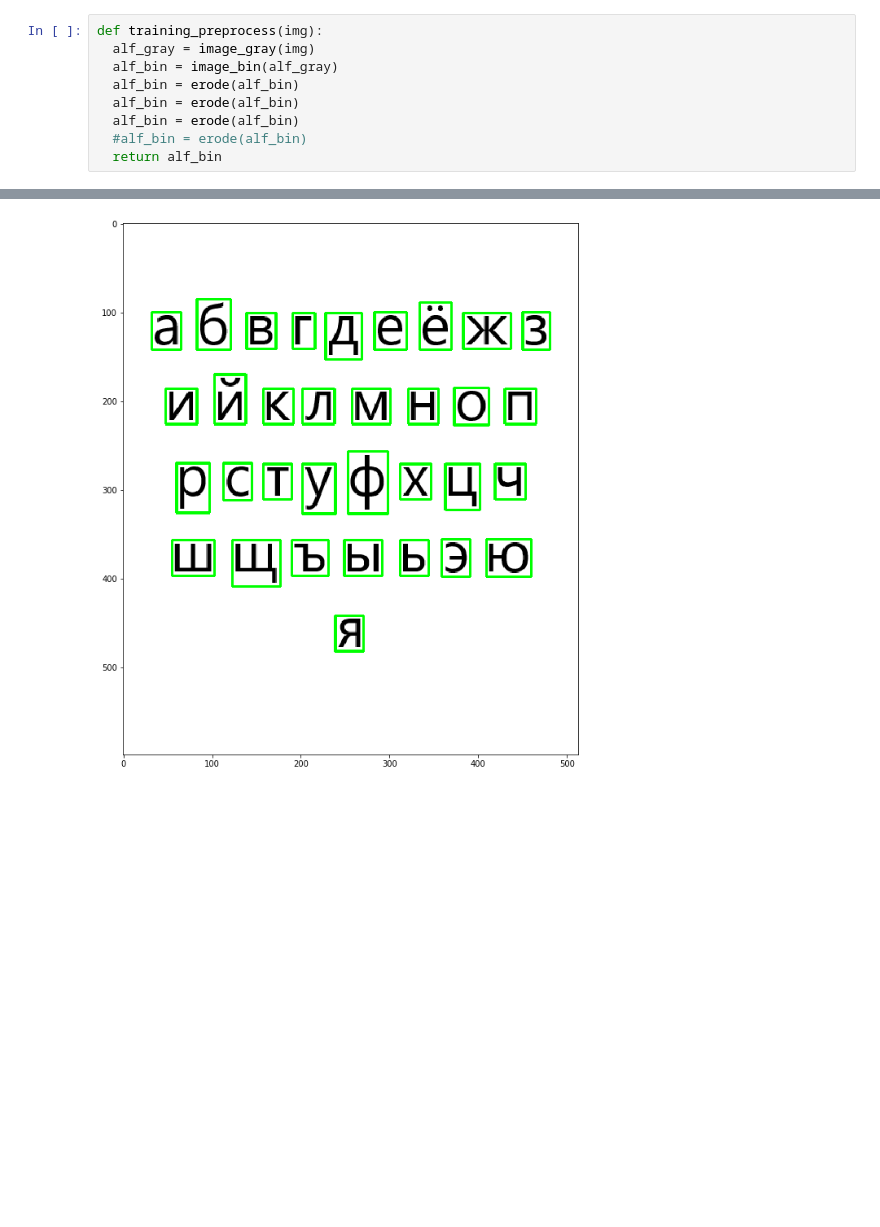
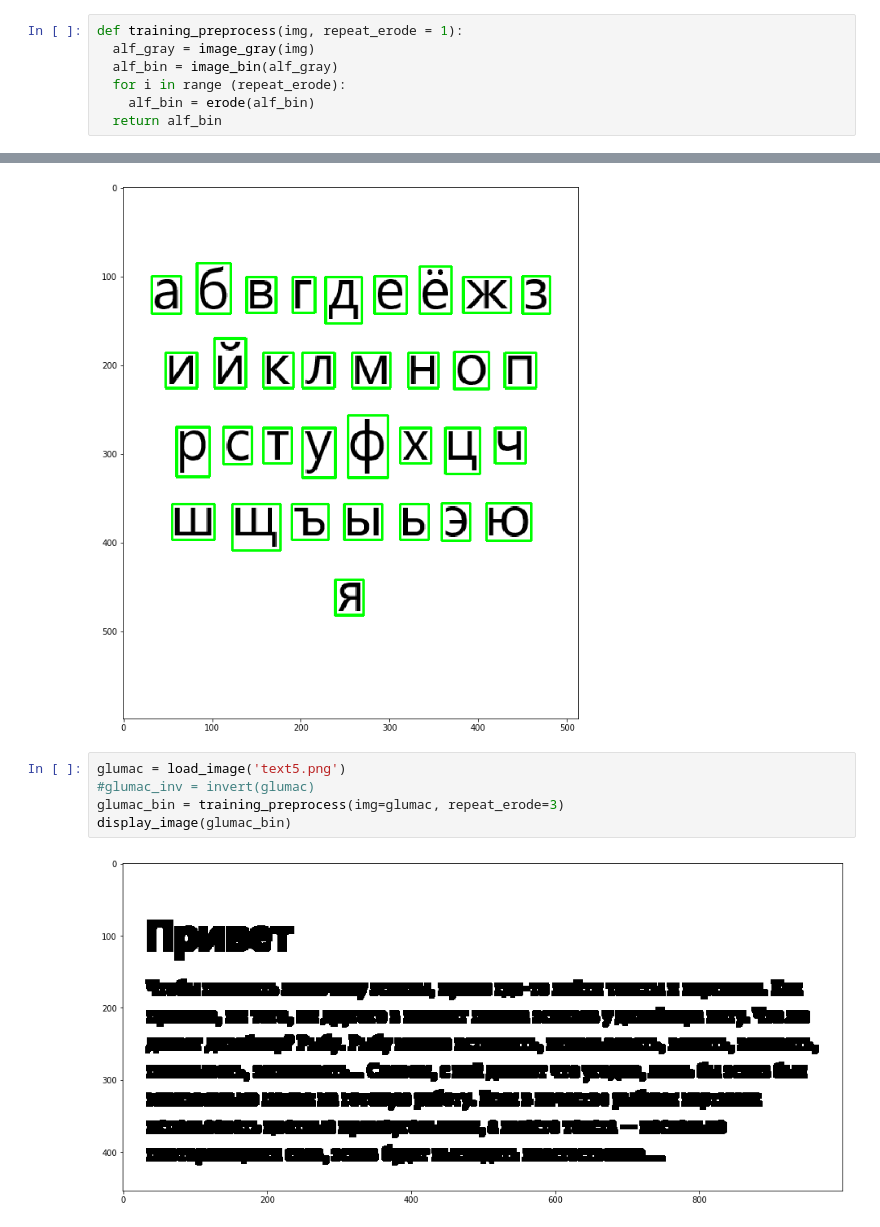
Before and after one commit to Marieta3/russian-text-recognition, a Jupyter notebook: russian-text-recognition.ipynb, the cells around one changed output, grey strips where cells are left out. Cells and saved outputs as stored; diff of their text form; blank space fills up the shorter version.

```diff
--- a/russian-text-recognition.ipynb
+++ b/russian-text-recognition.ipynb
@@ -183,13 +183,11 @@ def train_ann(ann, X_train, y_train, epochs):
 # %% [markdown]
 ### Funkcije za redprocesiranje
 # %%
-def training_preprocess(img):
+def training_preprocess(img, repeat_erode = 1):
   alf_gray = image_gray(img)
   alf_bin = image_bin(alf_gray)
-  alf_bin = erode(alf_bin)
-  alf_bin = erode(alf_bin)
-  alf_bin = erode(alf_bin)
-  #alf_bin = erode(alf_bin)
+  for i in range (repeat_erode):
+    alf_bin = erode(alf_bin)
   return alf_bin
 # %% [markdown]
 ### Funkcije za obučavanje
@@ -250,3 +248,10 @@ result
 
 ['а', 'б', 'в', 'г', 'д', 'е', 'ё', 'ж', 'з', 'и', 'й', 'к', 'л', 'м', 'н', 'о', 'п', 'р', 'с', 'т', 'у', 'ф', 'х', 'ц', 'ч', 'ш', 'щ', 'ъ', 'ы', 'ь', 'э', 'ю', 'я']
 [figure]
+# %%
+glumac = load_image('text5.png')
+#glumac_inv = invert(glumac)
+glumac_bin = training_preprocess(img=glumac, repeat_erode=3)
+display_image(glumac_bin)
+# %% [output]
+[figure, added]
```
Also changed, not shown: parts of 2 cells of this notebook.
